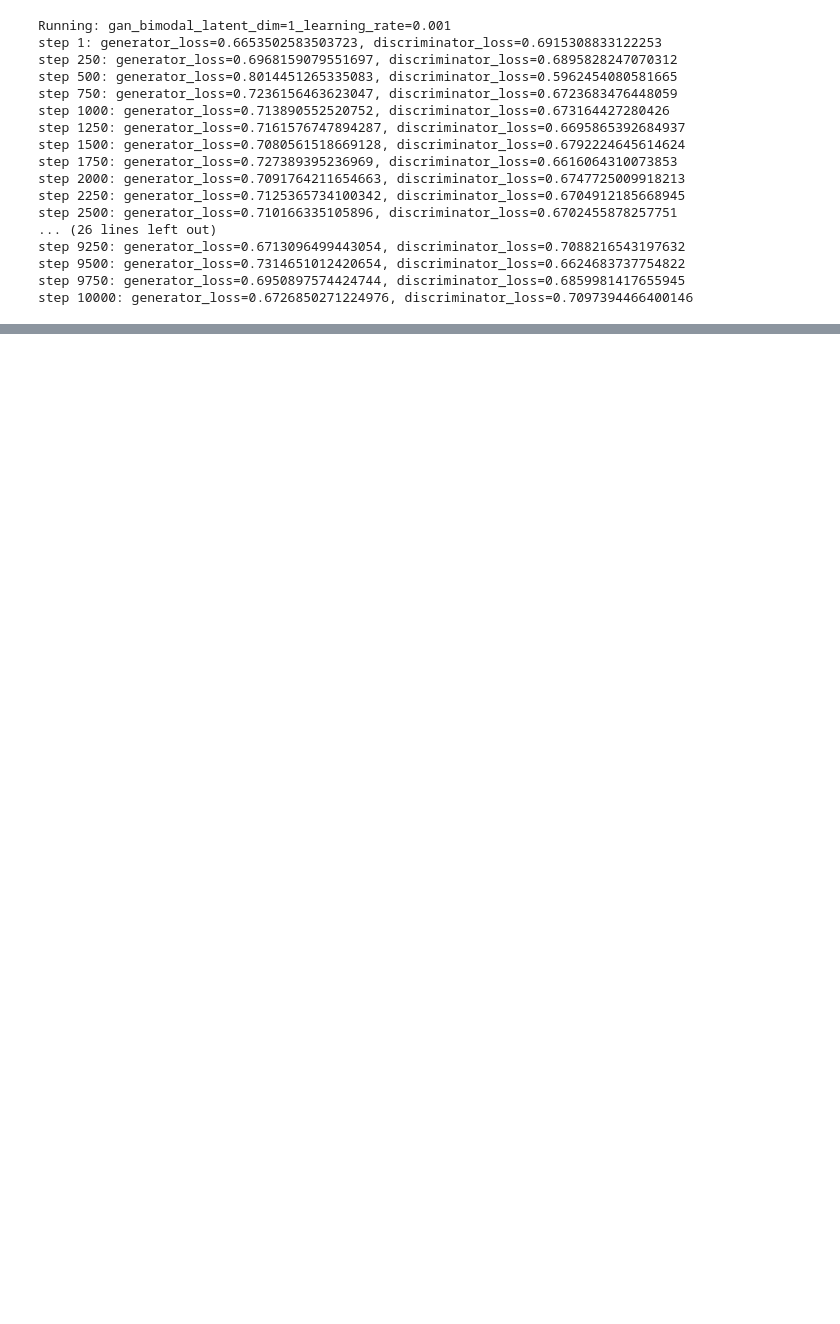
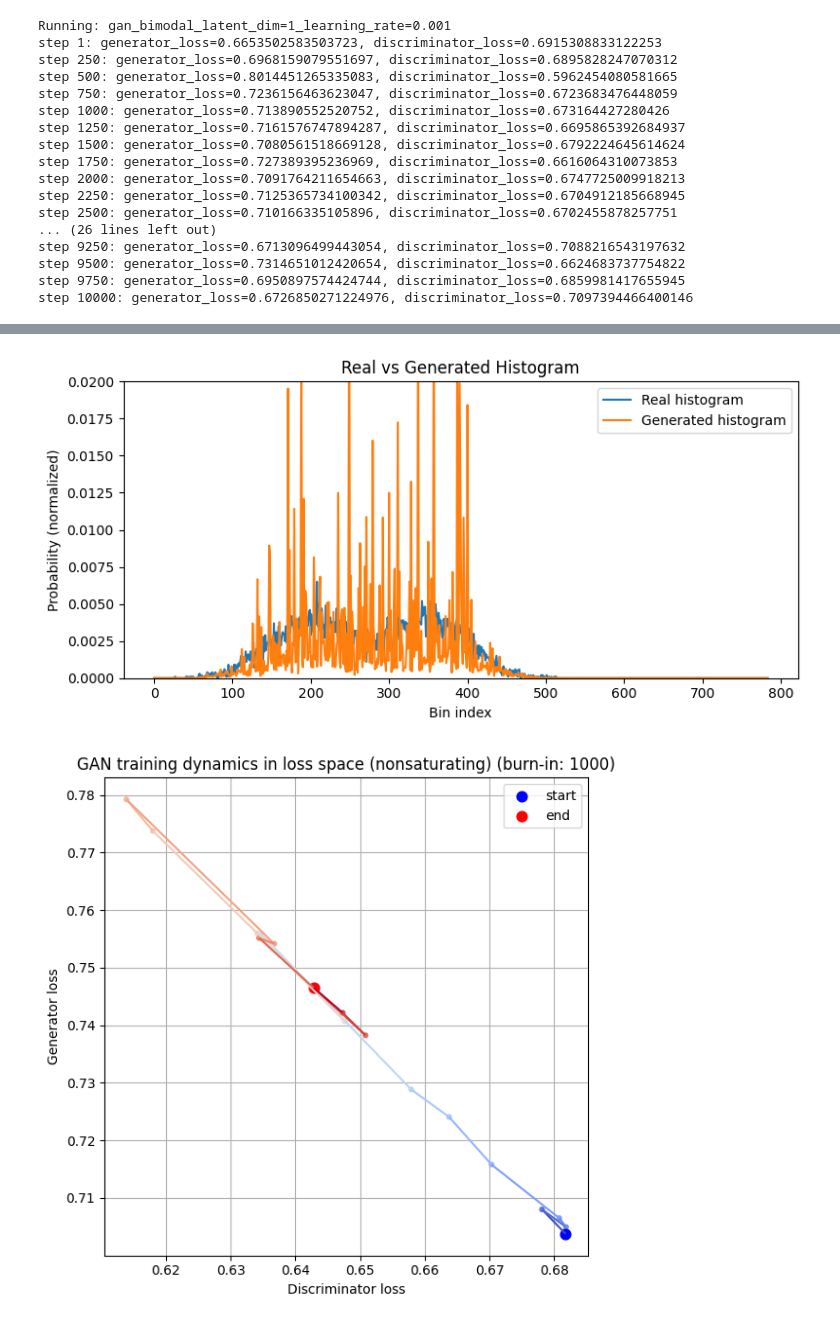
Before and after one commit to callum-lawson/egt-lab, a Jupyter notebook: experiments/gan/gan_collapse.ipynb, the cells around one changed output, grey strips where cells are left out. Cells and saved outputs as stored; diff of their text form; code cells hidden in the pictures; blank space fills up the shorter version.

```diff
--- a/experiments/gan/gan_collapse.ipynb
+++ b/experiments/gan/gan_collapse.ipynb
@@ -962,0 +947,3 @@ plot_gan_loss_trajectory_from_checkpoints(
+# %%
+one_lowlr_config = replace(config, learning_rate=1e-4)
+one_lowlr_optimizer = one_lowlr_config.make_optimizer()
@@ -962,0 +977,17 @@ plot_gan_loss_trajectory_from_checkpoints(
+# %%
+plot_real_vs_generated_histogram_from_last_checkpoint(
+    train_data,
+    optimizer=one_lowlr_config.make_optimizer(),
+    config=one_lowlr_config,
+    y_max=0.02,
+)
+
+plot_gan_loss_trajectory_from_checkpoints(
+    train_data,
+    optimizer=one_lowlr_config.make_optimizer(),
+    config=one_lowlr_config,
+    burn_in_steps=1_000,
+)
+# %% [output]
+[figure, added]
+[figure, added]
```
Also changed, not shown: parts of 24 cells of this notebook.
